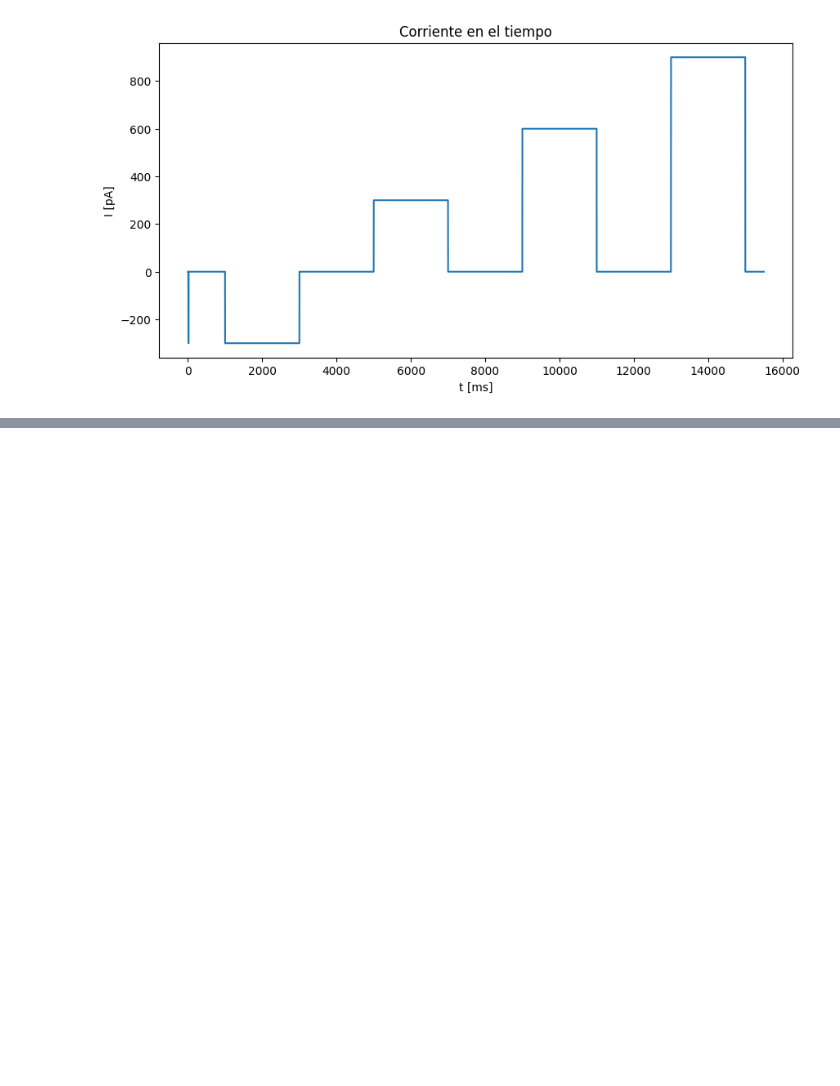
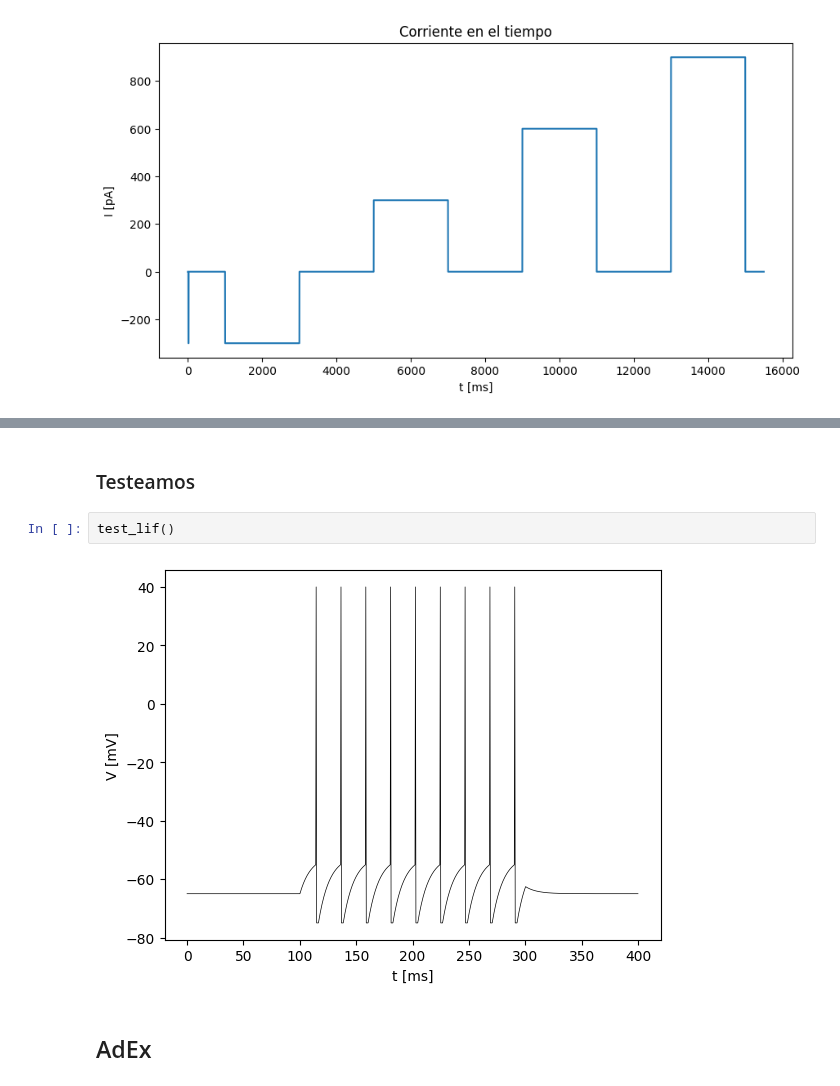
Before and after one commit to gonzagrau/Neuro-16-82, a Jupyter notebook: Trabajo Final/Entrega_Final.ipynb, the cells around one changed output, grey strips where cells are left out. Cells and saved outputs as stored; diff of their text form; blank space fills up the shorter version.

```diff
--- a/Trabajo Final/Entrega_Final.ipynb
+++ b/Trabajo Final/Entrega_Final.ipynb
@@ -75,0 +293,8 @@ plt.show()
+# %% [markdown]
+### Testeamos
+# %%
+test_lif()
+# %% [output]
+[figure, added]
+# %% [markdown]
+## AdEx
```
Also changed, not shown: parts of 34 cells of this notebook, 3 other files.
